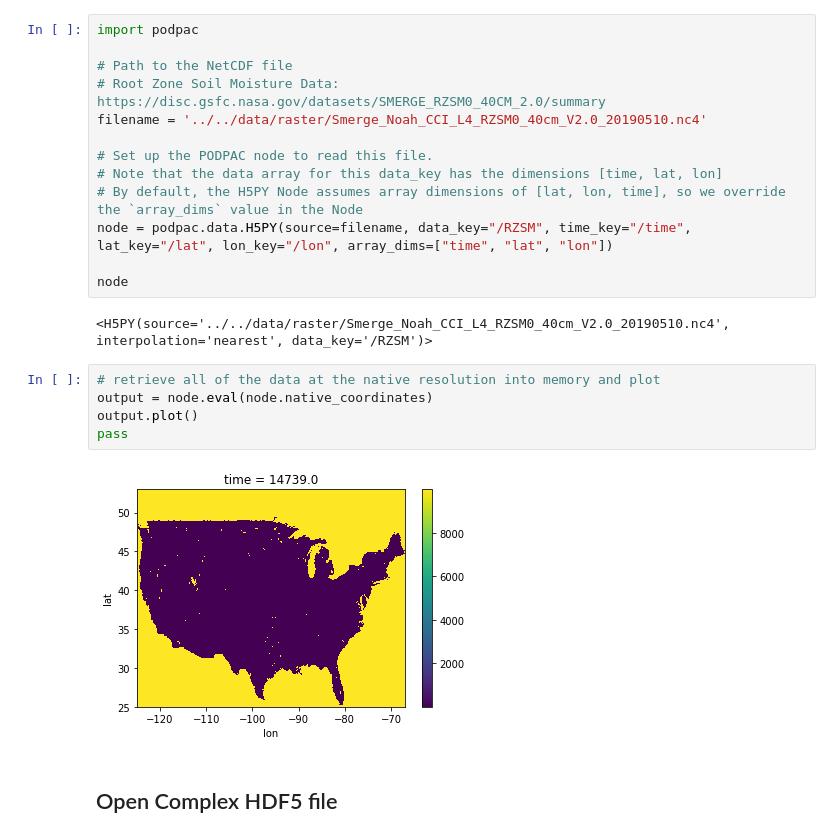
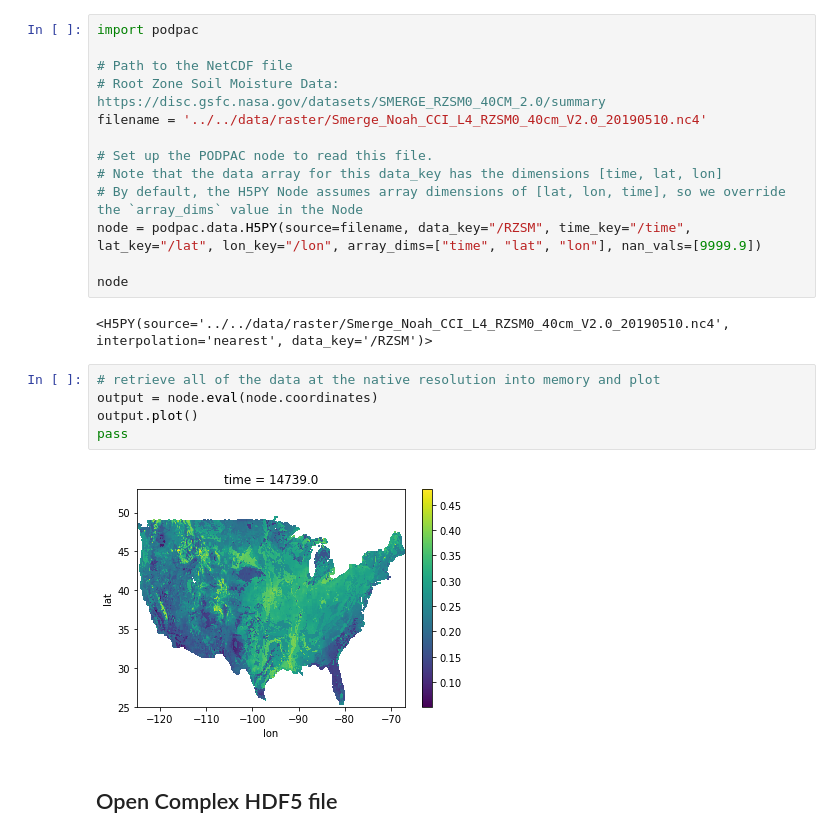
Before and after one commit to creare-com/podpac-examples, a Jupyter notebook: notebooks/1-reading-data/hdf5-file.ipynb, the cells around one changed output. Drawn from its saved outputs; the diff is of its cells as text.

```diff
--- a/notebooks/1-reading-data/hdf5-file.ipynb
+++ b/notebooks/1-reading-data/hdf5-file.ipynb
@@ -49,18 +51,18 @@ filename = '../../data/raster/Smerge_Noah_CCI_L4_RZSM0_40cm_V2.0_20190510.nc4'
 # Set up the PODPAC node to read this file.
 # Note that the data array for this data_key has the dimensions [time, lat, lon]
 # By default, the H5PY Node assumes array dimensions of [lat, lon, time], so we override the `array_dims` value in the Node
-node = podpac.data.H5PY(source=filename, data_key="/RZSM", time_key="/time", lat_key="/lat", lon_key="/lon", array_dims=["time", "lat", "lon"])
+node = podpac.data.H5PY(source=filename, data_key="/RZSM", time_key="/time", lat_key="/lat", lon_key="/lon", array_dims=["time", "lat", "lon"], nan_vals=[9999.9])
 
 node
 # %% [output]
 <H5PY(source='../../data/raster/Smerge_Noah_CCI_L4_RZSM0_40cm_V2.0_20190510.nc4', interpolation='nearest', data_key='/RZSM')>
 # %%
 # retrieve all of the data at the native resolution into memory and plot
-output = node.eval(node.native_coordinates)
+output = node.eval(node.coordinates)
 output.plot()
 pass
 # %% [output]
-[figure, old version]
+[figure, new version]
 # %% [markdown]
 ## Open Complex HDF5 file
 # %% [markdown]
```
Also changed, not shown: parts of 8 cells of this notebook, 13 other files.
